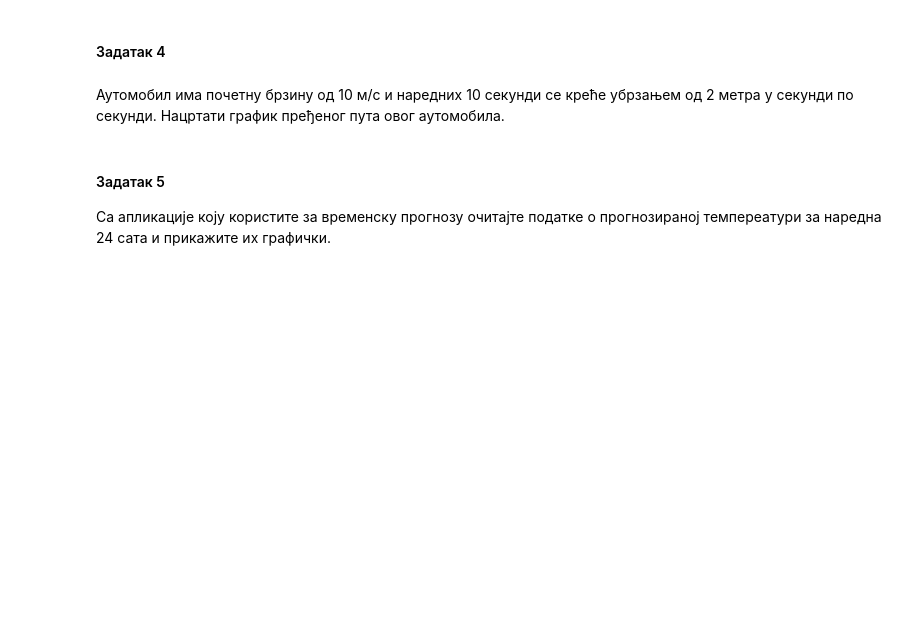
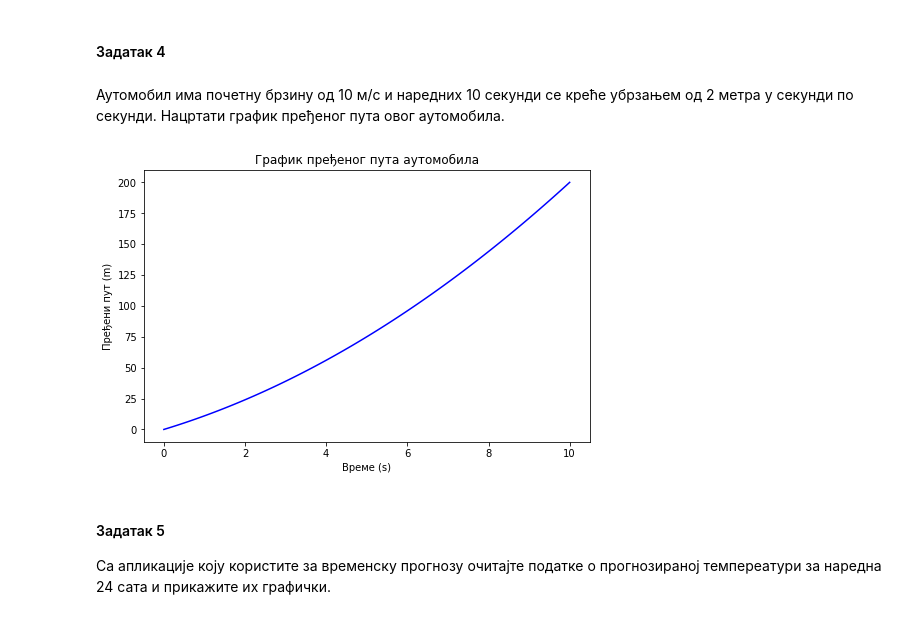
Before and after one commit to AndrejCGH67/Clikker6767, a Jupyter notebook: materijali/python/11 Низови података и линијски дијаграми.ipynb, the cells around one changed output. Cells and saved outputs as stored; diff of their text form; code cells hidden in the pictures; blank space fills up the shorter version.

```diff
--- a/materijali/python/11 Низови података и линијски дијаграми.ipynb
+++ b/materijali/python/11 Низови података и линијски дијаграми.ipynb
@@ -75,6 +78,26 @@ plt.close()
 #### Задатак 4
 # %% [markdown]
 Аутомобил има почетну брзину од 10 м/с и наредних 10 секунди се креће убрзањем од 2 метра у секунди по секунди. Нацртати график пређеног пута овог аутомобила.
+# %%
+import numpy as np
+import matplotlib.pyplot as plt
+
+v0 = 10   # почетна брзина (м/с)
+a = 2     # убрзање (м/с^2)
+t = np.linspace(0, 10, 100)
+
+# Формула за пређени пут
+s = v0 * t + 0.5 * a * t**2
+
+# Цртање графика
+plt.figure(figsize=(8, 5))
+plt.plot(t, s, label='s(t) = v0*t + 0.5*a*t^2', color='blue')
+plt.title('График пређеног пута аутомобила')
+plt.xlabel('Време (s)')
+plt.ylabel('Пређени пут (m)')
+plt.show()
+# %% [output]
+[figure, added]
 # %% [markdown]
 #### Задатак 5
 Са апликације коју користите за временску прогнозу очитајте податке о прогнозираној темпереатури за наредна 24 сата и прикажите их графички.
```
Also changed, not shown: parts of 1 cell of this notebook.
